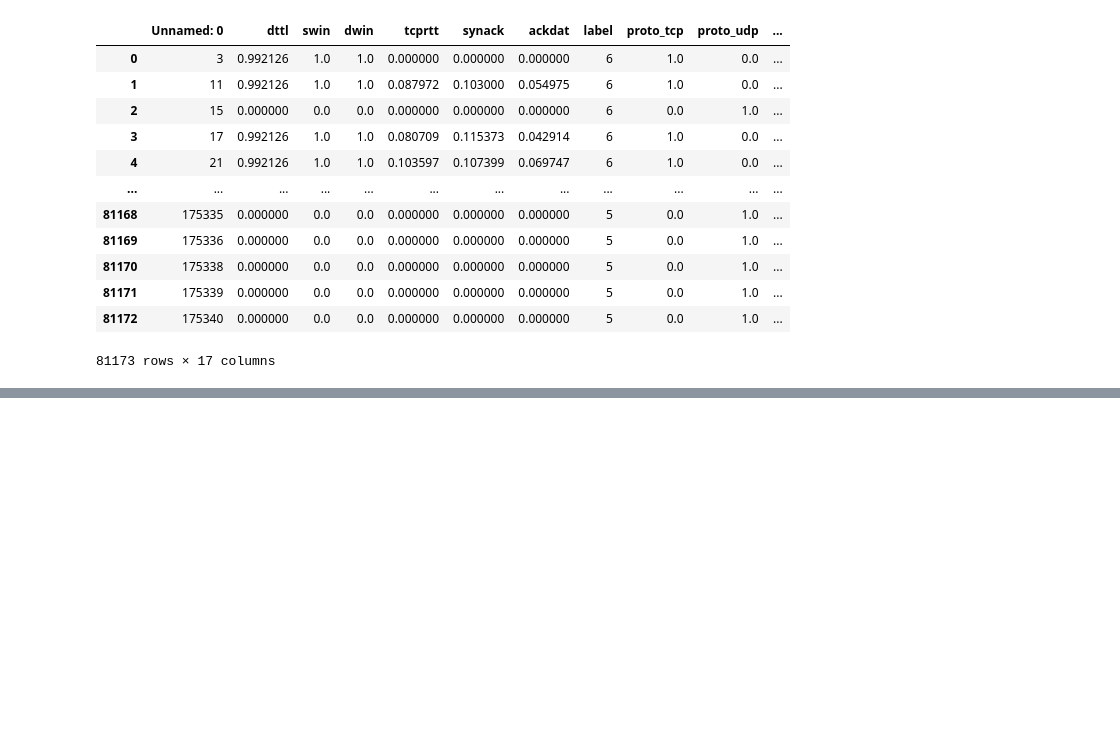
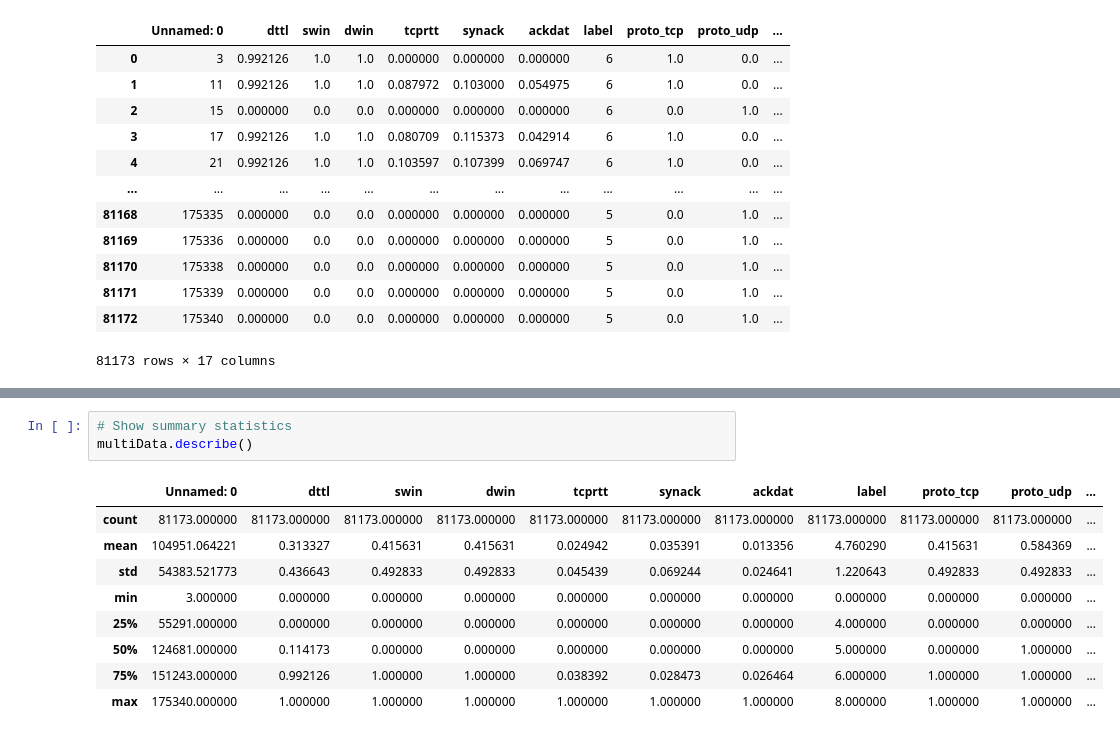
Before and after one commit to Sid-047/paperStuff, a Jupyter notebook: UNSW-NB15_intrusionDetection/dataProcessing/dataPrep.ipynb, the cells around one changed output, grey strips where cells are left out. Saved outputs shown, nothing was run; the diff lists cells and outputs as text; blank space fills up the shorter version.

```diff
--- a/UNSW-NB15_intrusionDetection/dataProcessing/dataPrep.ipynb
+++ b/UNSW-NB15_intrusionDetection/dataProcessing/dataPrep.ipynb
@@ -114,0 +136,13 @@ multiData
+# %%
+# Show summary statistics
+multiData.describe()
+# %% [output]
+|  | Unnamed: 0 | dttl | swin | dwin | tcprtt | synack | ackdat | label | proto_tcp | proto_udp | ... |
+| count | 81173.000000 | 81173.000000 | 81173.000000 | 81173.000000 | 81173.000000 | 81173.000000 | 81173.000000 | 81173.000000 | 81173.000000 | 81173.000000 | ... |
+| mean | 104951.064221 | 0.313327 | 0.415631 | 0.415631 | 0.024942 | 0.035391 | 0.013356 | 4.760290 | 0.415631 | 0.584369 | ... |
+| std | 54383.521773 | 0.436643 | 0.492833 | 0.492833 | 0.045439 | 0.069244 | 0.024641 | 1.220643 | 0.492833 | 0.492833 | ... |
+| min | 3.000000 | 0.000000 | 0.000000 | 0.000000 | 0.000000 | 0.000000 | 0.000000 | 0.000000 | 0.000000 | 0.000000 | ... |
+| 25% | 55291.000000 | 0.000000 | 0.000000 | 0.000000 | 0.000000 | 0.000000 | 0.000000 | 4.000000 | 0.000000 | 0.000000 | ... |
+| 50% | 124681.000000 | 0.114173 | 0.000000 | 0.000000 | 0.000000 | 0.000000 | 0.000000 | 5.000000 | 0.000000 | 1.000000 | ... |
+| 75% | 151243.000000 | 0.992126 | 1.000000 | 1.000000 | 0.038392 | 0.028473 | 0.026464 | 6.000000 | 1.000000 | 1.000000 | ... |
+| max | 175340.000000 | 1.000000 | 1.000000 | 1.000000 | 1.000000 | 1.000000 | 1.000000 | 8.000000 | 1.000000 | 1.000000 | ... |
```
Also changed, not shown: parts of 8 cells of this notebook, 1 other file.
